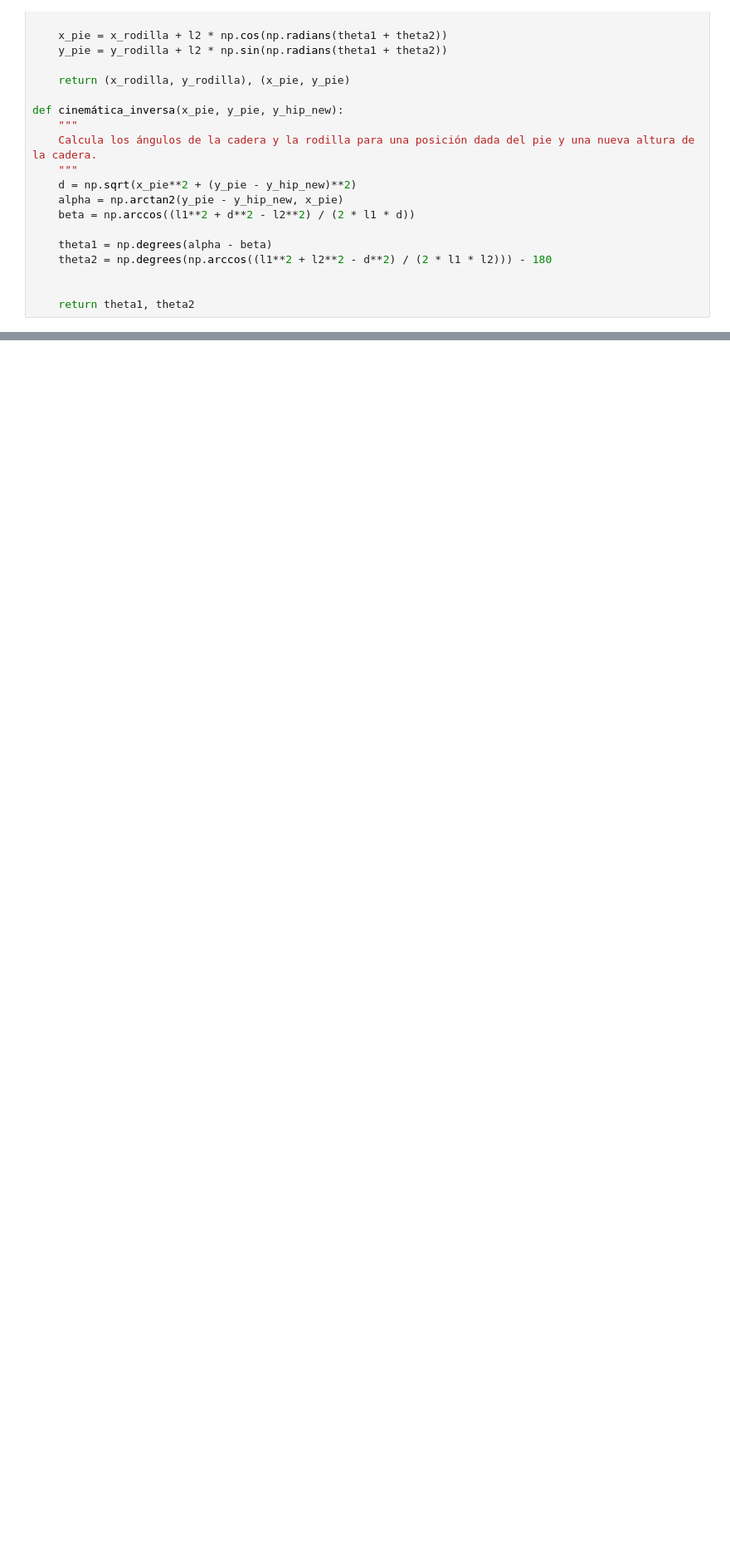
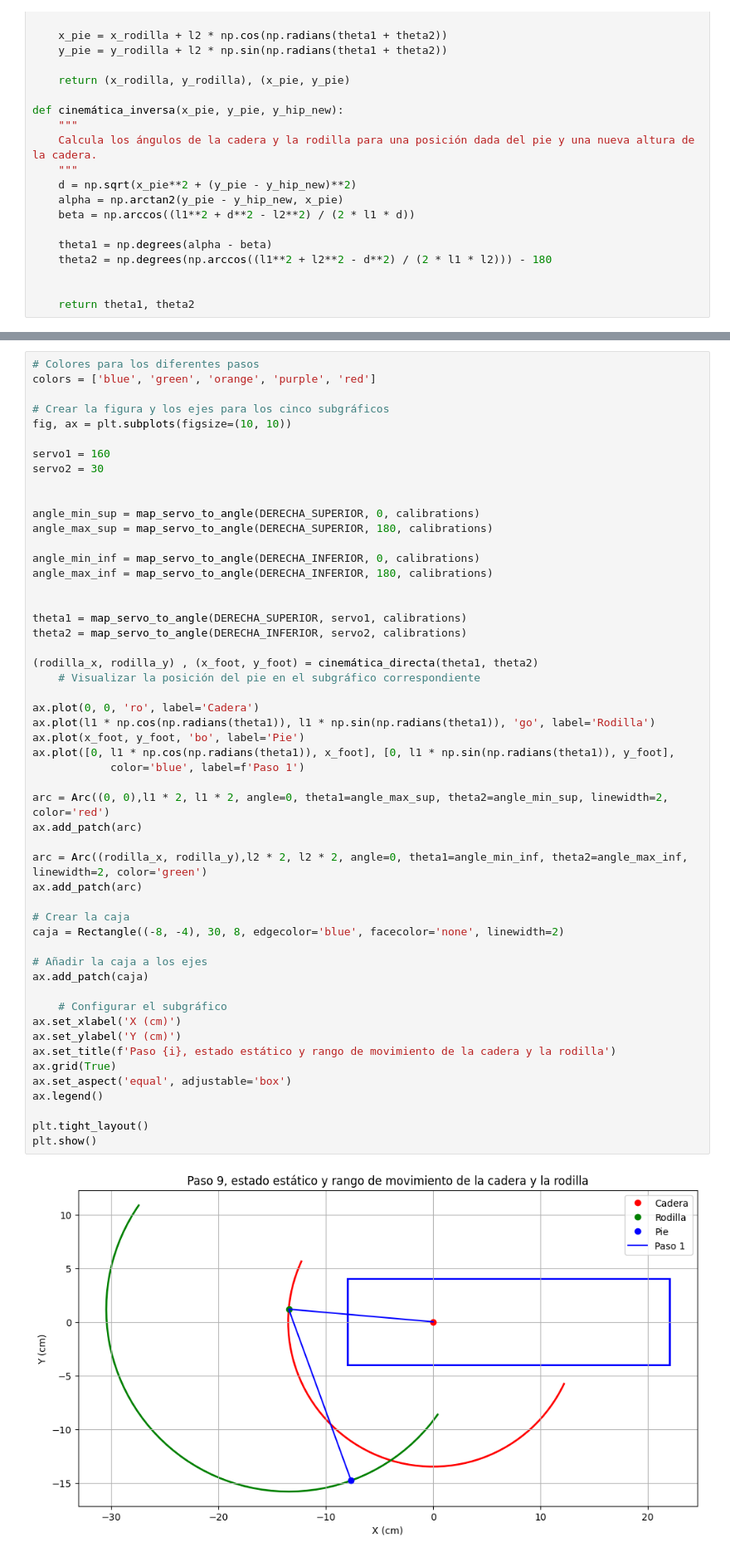
Before and after one commit to 1600215/RLP-VoxCan, a Jupyter notebook: motion/motion.ipynb, the cells around one changed output, grey strips where cells are left out. Shown at 83% size. Saved outputs shown, nothing was run; the diff lists cells and outputs as text; blank space fills up the shorter version.

```diff
--- a/motion/motion.ipynb
+++ b/motion/motion.ipynb
@@ -355,0 +490,54 @@ La posición final del pie se obtiene multiplicando estas matrices.
+# %%
+# Colores para los diferentes pasos
+colors = ['blue', 'green', 'orange', 'purple', 'red']
+
+# Crear la figura y los ejes para los cinco subgráficos
+fig, ax = plt.subplots(figsize=(10, 10))
+
+servo1 = 160
+servo2 = 30
+
+
+angle_min_sup = map_servo_to_angle(DERECHA_SUPERIOR, 0, calibrations)
+angle_max_sup = map_servo_to_angle(DERECHA_SUPERIOR, 180, calibrations)
+
+angle_min_inf = map_servo_to_angle(DERECHA_INFERIOR, 0, calibrations)
+angle_max_inf = map_servo_to_angle(DERECHA_INFERIOR, 180, calibrations)
+
+
+theta1 = map_servo_to_angle(DERECHA_SUPERIOR, servo1, calibrations)
+theta2 = map_servo_to_angle(DERECHA_INFERIOR, servo2, calibrations)
+
+(rodilla_x, rodilla_y) , (x_foot, y_foot) = cinemática_directa(theta1, theta2)
+    # Visualizar la posición del pie en el subgráfico correspondiente
+
+ax.plot(0, 0, 'ro', label='Cadera')
+ax.plot(l1 * np.cos(np.radians(theta1)), l1 * np.sin(np.radians(theta1)), 'go', label='Rodilla')
+ax.plot(x_foot, y_foot, 'bo', label='Pie')
+ax.plot([0, l1 * np.cos(np.radians(theta1)), x_foot], [0, l1 * np.sin(np.radians(theta1)), y_foot],
+            color='blue', label=f'Paso 1')
+
+arc = Arc((0, 0),l1 * 2, l1 * 2, angle=0, theta1=angle_max_sup, theta2=angle_min_sup, linewidth=2, color='red')
+ax.add_patch(arc)
+
+arc = Arc((rodilla_x, rodilla_y),l2 * 2, l2 * 2, angle=0, theta1=angle_min_inf, theta2=angle_max_inf, linewidth=2, color='green')
+ax.add_patch(arc)
+
+# Crear la caja
+caja = Rectangle((-8, -4), 30, 8, edgecolor='blue', facecolor='none', linewidth=2)
+
+# Añadir la caja a los ejes
+ax.add_patch(caja)
+
+    # Configurar el subgráfico
+ax.set_xlabel('X (cm)')
+ax.set_ylabel('Y (cm)')
+ax.set_title(f'Paso {i}, estado estático y rango de movimiento de la cadera y la rodilla')
+ax.grid(True)
+ax.set_aspect('equal', adjustable='box')
+ax.legend()
+
+plt.tight_layout()
+plt.show()
+# %% [output]
+[figure, added]
```
Also changed, not shown: parts of 21 cells of this notebook.
